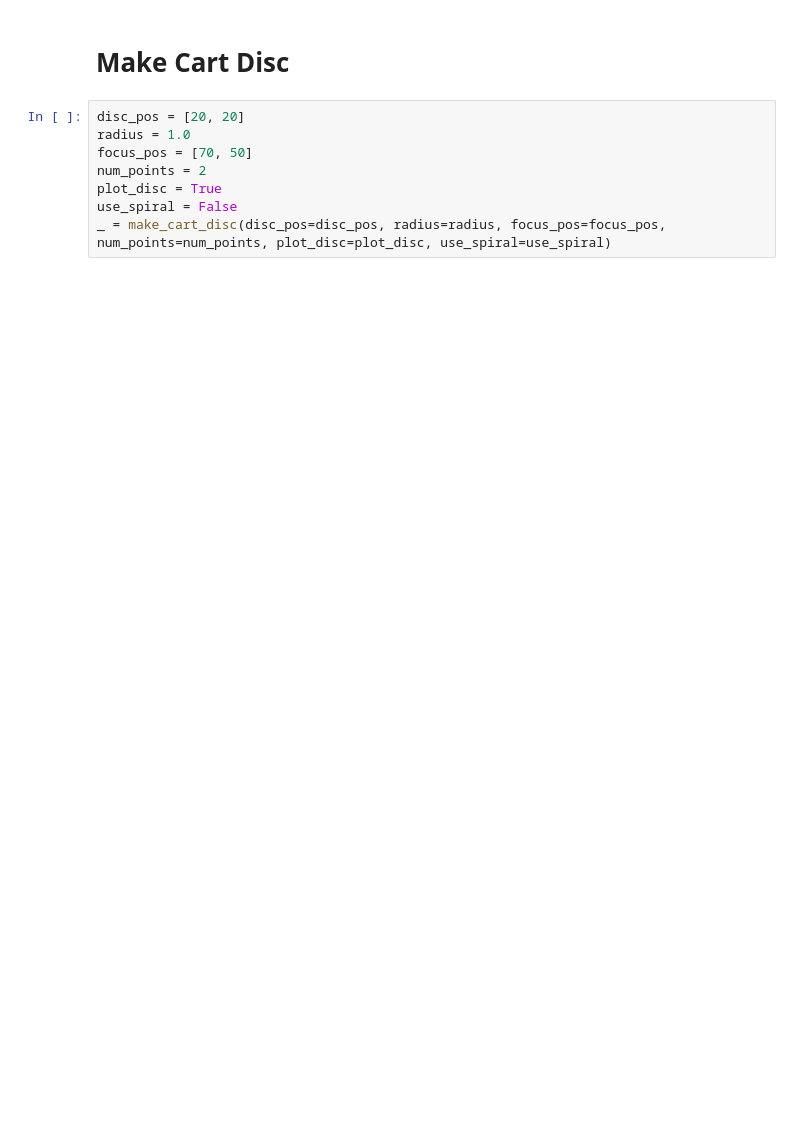
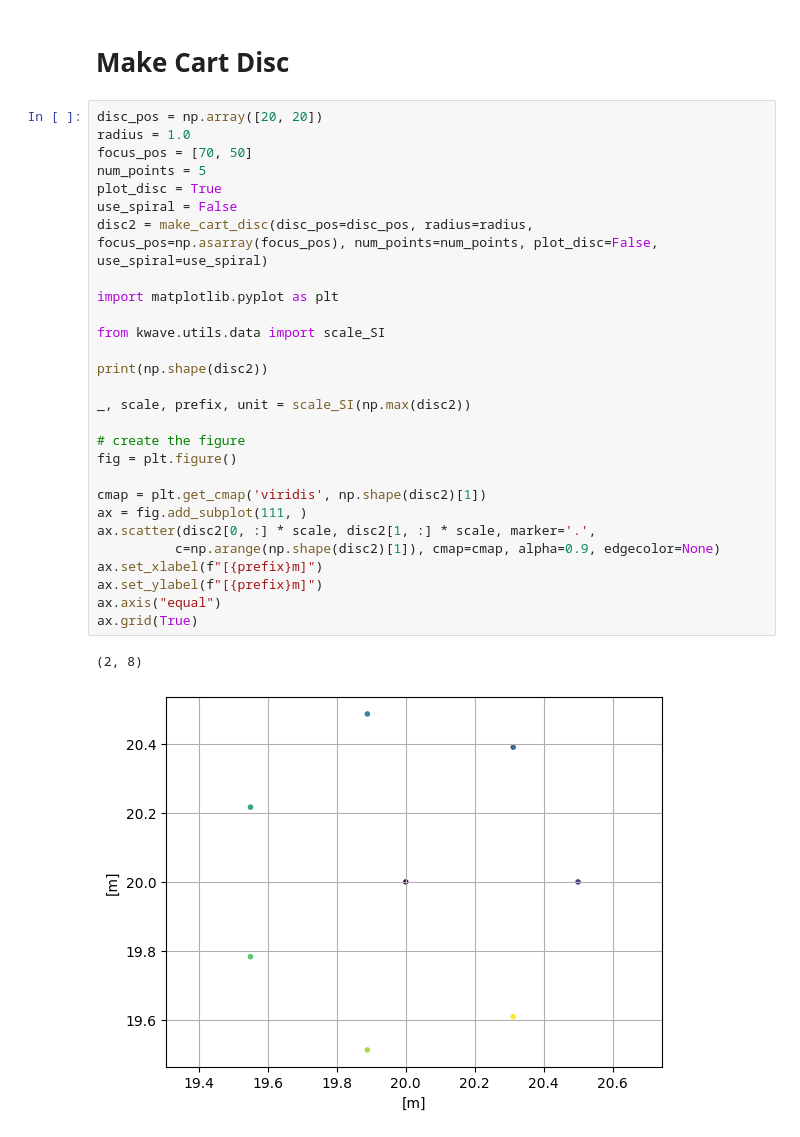
Before and after one commit to waltsims/k-wave-python, a Jupyter notebook: examples/visualize_mapgen/visualize_mapgen.ipynb, the cells around one changed output. Cells and saved outputs as stored; diff of their text form; blank space fills up the shorter version.

```diff
--- a/examples/visualize_mapgen/visualize_mapgen.ipynb
+++ b/examples/visualize_mapgen/visualize_mapgen.ipynb
@@ -54,11 +70,34 @@ arc = make_cart_arc(arc_pos=arc_pos, radius=radius, diameter=diameter, focus_pos
 # %% [markdown]
 # Make Cart Disc
 # %%
-disc_pos = [20, 20]
+disc_pos = np.array([20, 20])
 radius = 1.0
 focus_pos = [70, 50]
-num_points = 2
+num_points = 5
 plot_disc = True
 use_spiral = False
-_ = make_cart_disc(disc_pos=disc_pos, radius=radius, focus_pos=focus_pos, num_points=num_points, plot_disc=plot_disc, use_spiral=use_spiral)
+disc2 = make_cart_disc(disc_pos=disc_pos, radius=radius, focus_pos=np.asarray(focus_pos), num_points=num_points, plot_disc=False, use_spiral=use_spiral)
+
+import matplotlib.pyplot as plt
+
+from kwave.utils.data import scale_SI
+
+print(np.shape(disc2))
+
+_, scale, prefix, unit = scale_SI(np.max(disc2))
+
+# create the figure
+fig = plt.figure()
+
+cmap = plt.get_cmap('viridis', np.shape(disc2)[1])
+ax = fig.add_subplot(111, )
+ax.scatter(disc2[0, :] * scale, disc2[1, :] * scale, marker='.',
+          c=np.arange(np.shape(disc2)[1]), cmap=cmap, alpha=0.9, edgecolor=None)
+ax.set_xlabel(f"[{prefix}m]")
+ax.set_ylabel(f"[{prefix}m]")
+ax.axis("equal")
+ax.grid(True)
+# %% [output]
+(2, 8)
+[figure, added]
 # %%
```
Also changed, not shown: parts of 17 cells of this notebook.
